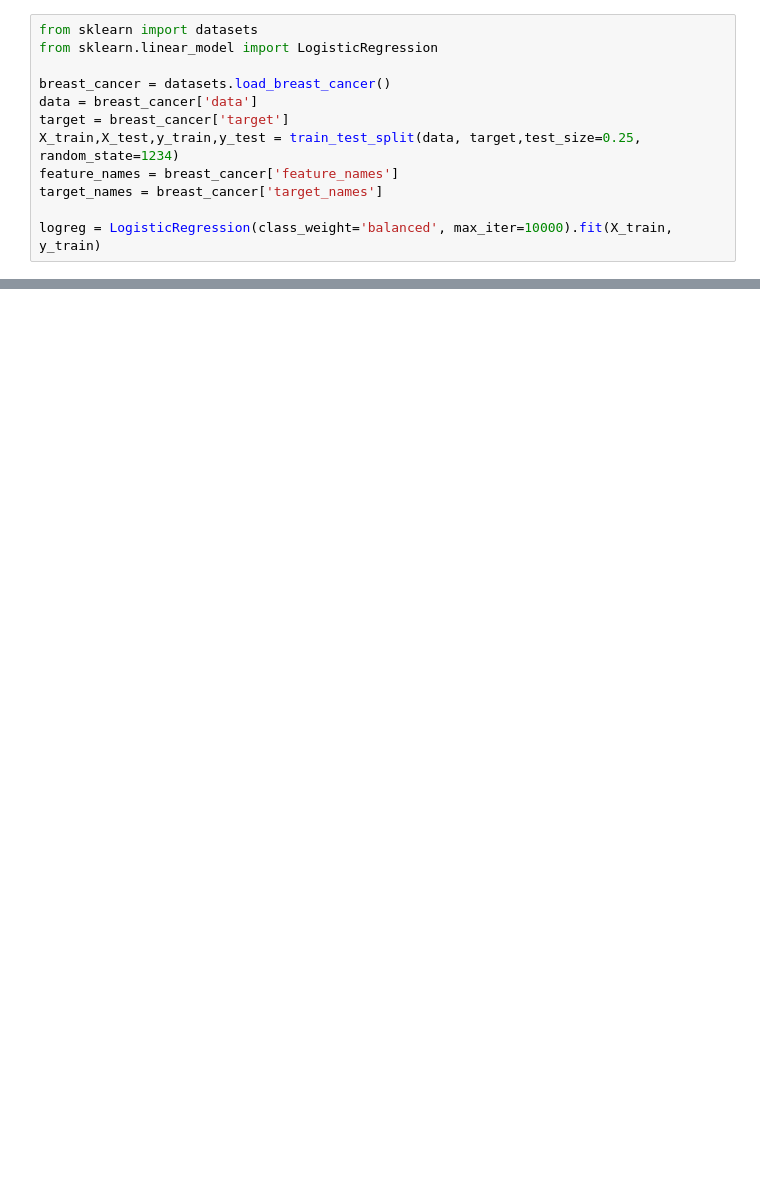
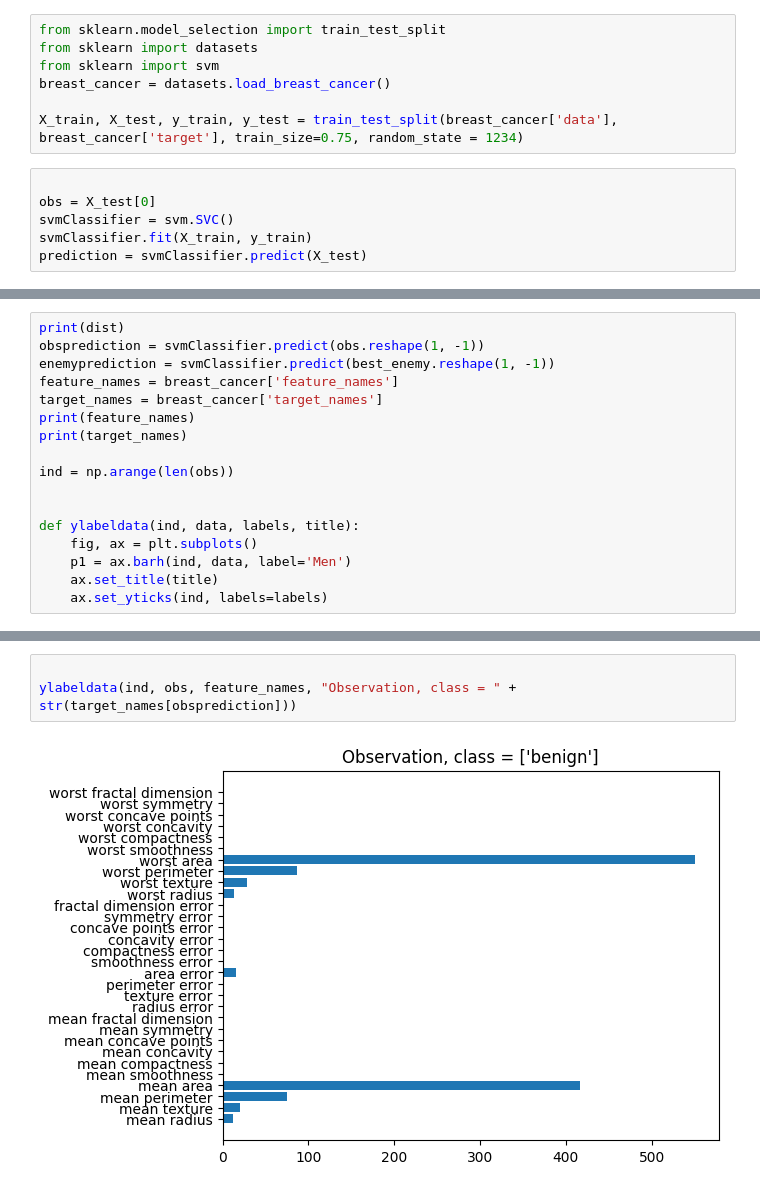
Before and after one commit to manueljmockus/XAI, a Jupyter notebook: TME1.ipynb, the cells around one changed output, grey strips where cells are left out. Cells and saved outputs as stored; diff of their text form; blank space fills up the shorter version.

```diff
--- a/TME1.ipynb
+++ b/TME1.ipynb
@@ -204,12 +81,13 @@ for m in m_values:
 # %%
+from sklearn.model_selection import train_test_split
 from sklearn import datasets
-from sklearn.linear_model import LogisticRegression
+from sklearn import svm
+breast_cancer = datasets.load_breast_cancer()
 
-breast_cancer = datasets.load_breast_cancer()
-data = breast_cancer['data']
-target = breast_cancer['target']
-X_train,X_test,y_train,y_test = train_test_split(data, target,test_size=0.25, random_state=1234)
-feature_names = breast_cancer['feature_names']
-target_names = breast_cancer['target_names']
-
-logreg = LogisticRegression(class_weight='balanced', max_iter=10000).fit(X_train, y_train)
+X_train, X_test, y_train, y_test = train_test_split(breast_cancer['data'], breast_cancer['target'], train_size=0.75, random_state = 1234)
+# %%
+
+obs = X_test[0]
+svmClassifier = svm.SVC()
+svmClassifier.fit(X_train, y_train)
+prediction = svmClassifier.predict(X_test)
@@ -215,0 +106,17 @@ logreg = LogisticRegression(class_weight='balanced', max_iter=10000).fit(X_train
+# %%
+print(dist)
+obsprediction = svmClassifier.predict(obs.reshape(1, -1))
+enemyprediction = svmClassifier.predict(best_enemy.reshape(1, -1))
+feature_names = breast_cancer['feature_names']
+target_names = breast_cancer['target_names']
+print(feature_names)
+print(target_names)
+
+ind = np.arange(len(obs))
+
+
+def ylabeldata(ind, data, labels, title):
+    fig, ax = plt.subplots()
+    p1 = ax.barh(ind, data, label='Men')
+    ax.set_title(title)
+    ax.set_yticks(ind, labels=labels)
@@ -215,0 +140,5 @@ logreg = LogisticRegression(class_weight='balanced', max_iter=10000).fit(X_train
+# %%
+
+ylabeldata(ind, obs, feature_names, "Observation, class = " + str(target_names[obsprediction]))
+# %% [output]
+[figure, added]
```
Also changed, not shown: parts of 34 cells of this notebook, 13 other files.
